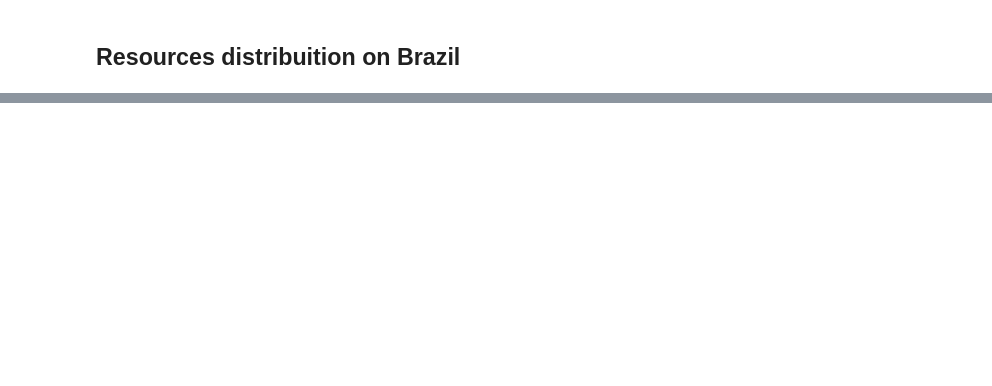
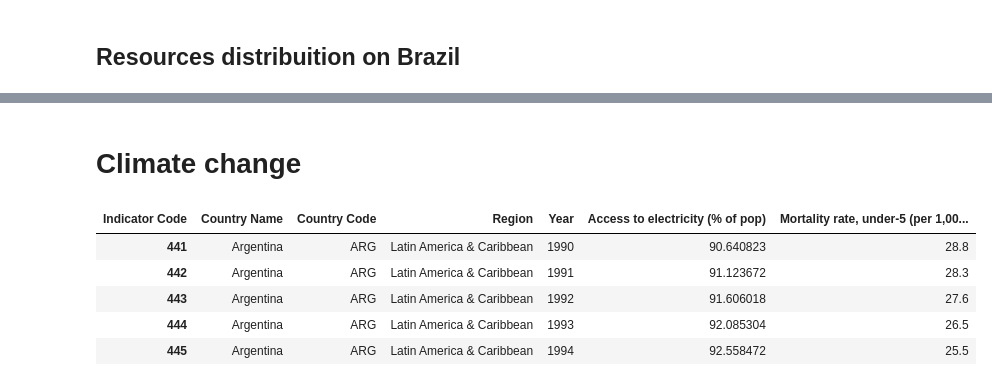
Before and after one commit to torres07/pg-infoviz, a Jupyter notebook: Target-1B.ipynb, the cells around one changed output, grey strips where cells are left out. Drawn from its saved outputs; the diff is of its cells as text; code cells hidden in the pictures; blank space fills up the shorter version.

```diff
--- a/Target-1B.ipynb
+++ b/Target-1B.ipynb
@@ -209,0 +357,27 @@ py.iplot(fig, filename='resources-dist-brazil-edu')
+# %% [markdown]
+# Climate change
+# %%
+env_path = path.join(social_env_path, 'Environment', 'API_19_DS2_en_csv_v2_10515758.csv')
+access_to_eletricity_by_country = createWBDataFrame(env_path)
+access_to_eletricity_by_country = tideWBDataFrame(access_to_eletricity_by_country)
+
+# Limiting data for the last 30 years
+access_to_eletricity_by_country = access_to_eletricity_by_country[access_to_eletricity_by_country['Year'] > '1980']
+access_to_eletricity_by_country = keepMetrics(access_to_eletricity_by_country, ['EG.ELC.ACCS.ZS', 'SH.DYN.MORT'])
+
+# Renaming observation columns
+access_to_eletricity_by_country.rename(columns={'EG.ELC.ACCS.ZS': 'Access to electricity (% of pop)',
+                                                'SH.DYN.MORT': 'Mortality rate, under-5 (per 1,000 live births)'
+                                               }, inplace=True)
+access_to_eletricity_by_country = access_to_eletricity_by_country[access_to_eletricity_by_country['Year'] >= '1990']
+access_to_eletricity_by_country = access_to_eletricity_by_country[access_to_eletricity_by_country['Region'] == 'Latin America & Caribbean']
+access_to_eletricity_by_country = access_to_eletricity_by_country[access_to_eletricity_by_country['Country Name'].isin(selected_sa_countries)]
+# %%
+access_to_eletricity_by_country.head()
+# %% [output]
+| Indicator Code | Country Name | Country Code | Region | Year | Access to electricity (% of pop) | Mortality rate, under-5 (per 1,00... |
+| 441 | Argentina | ARG | Latin America & Caribbean | 1990 | 90.640823 | 28.8 |
+| 442 | Argentina | ARG | Latin America & Caribbean | 1991 | 91.123672 | 28.3 |
+| 443 | Argentina | ARG | Latin America & Caribbean | 1992 | 91.606018 | 27.6 |
+| 444 | Argentina | ARG | Latin America & Caribbean | 1993 | 92.085304 | 26.5 |
+| 445 | Argentina | ARG | Latin America & Caribbean | 1994 | 92.558472 | 25.5 |
```
Also changed, not shown: parts of 28 cells of this notebook, 2 other files.
